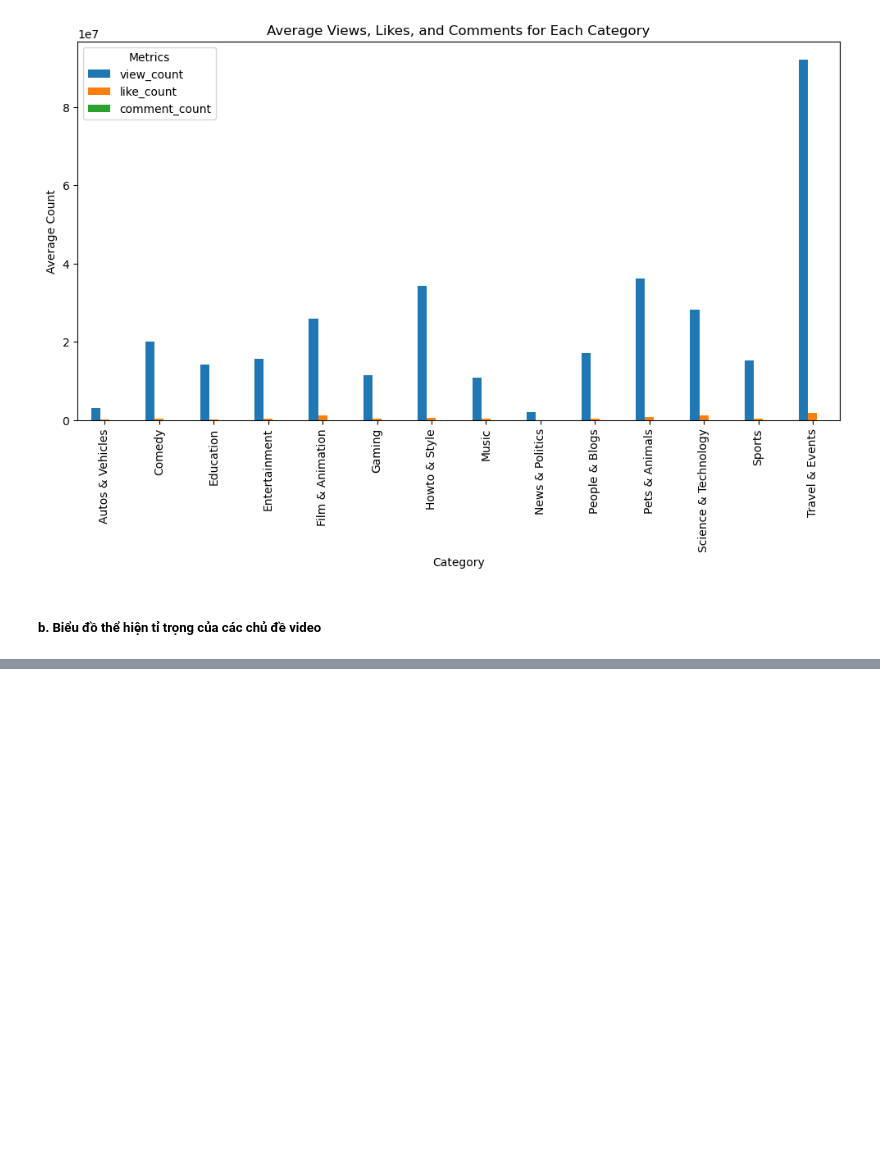
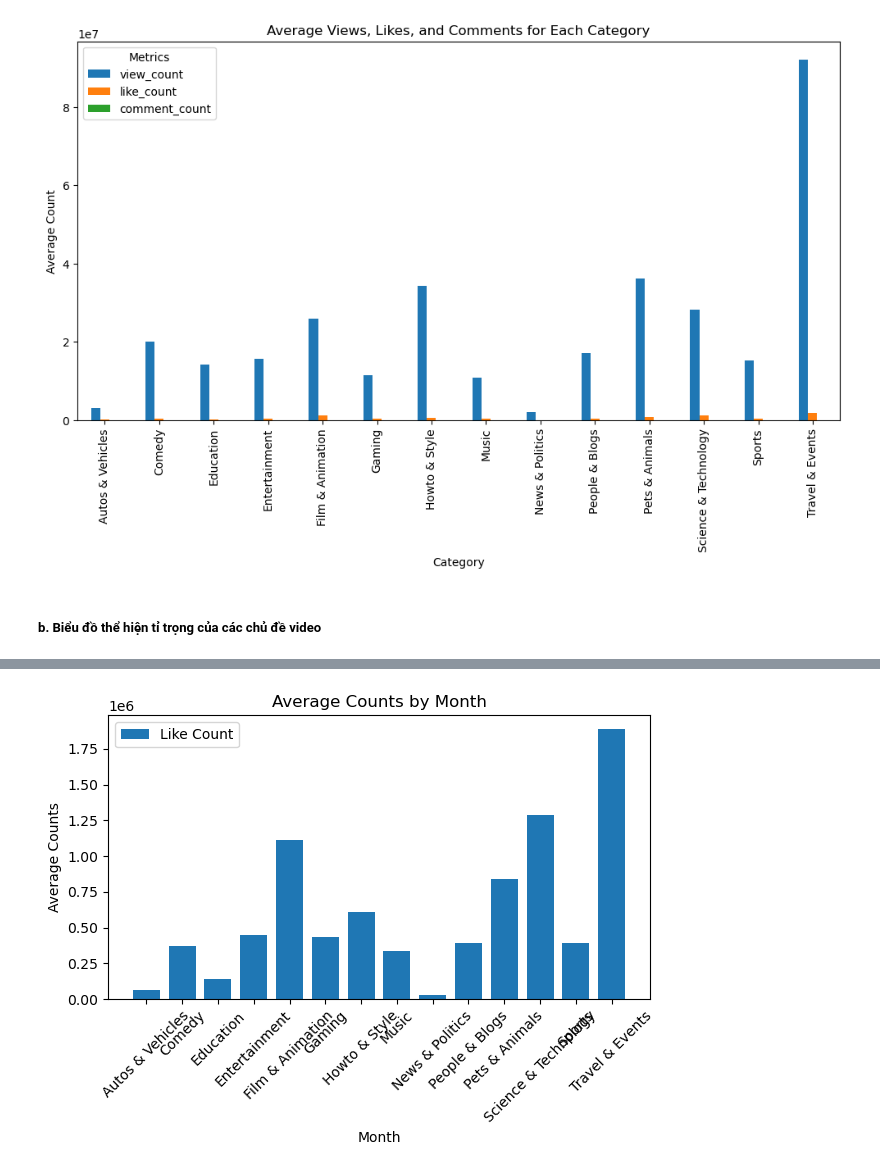
Before and after one commit to sleepifoxx/BTL-Data-Processing, a Jupyter notebook: DataProcessing.ipynb, the cells around one changed output, grey strips where cells are left out. Saved outputs shown, nothing was run; the diff lists cells and outputs as text; code cells hidden in the pictures; blank space fills up the shorter version.

```diff
--- a/DataProcessing.ipynb
+++ b/DataProcessing.ipynb
@@ -335,0 +380,17 @@ plt.show()
+# %%
+x = range(len(avg_views_likes_comments['category']))
+width = 0.75
+
+plt.bar(x, avg_views_likes_comments['like_count'], width=width, label='Like Count')
+# Thêm nhãn và tiêu đề
+plt.xticks(x, avg_views_likes_comments['category'].astype(str), rotation=45)
+plt.xlabel('Month')
+plt.ylabel('Average Counts')
+plt.title('Average Counts by Month')
+plt.legend()
+
+# Hiển thị biểu đồ
+plt.tight_layout()
+plt.show()
+# %% [output]
+[figure, added]
```
Also changed, not shown: parts of 8 cells of this notebook, 1 other file.
